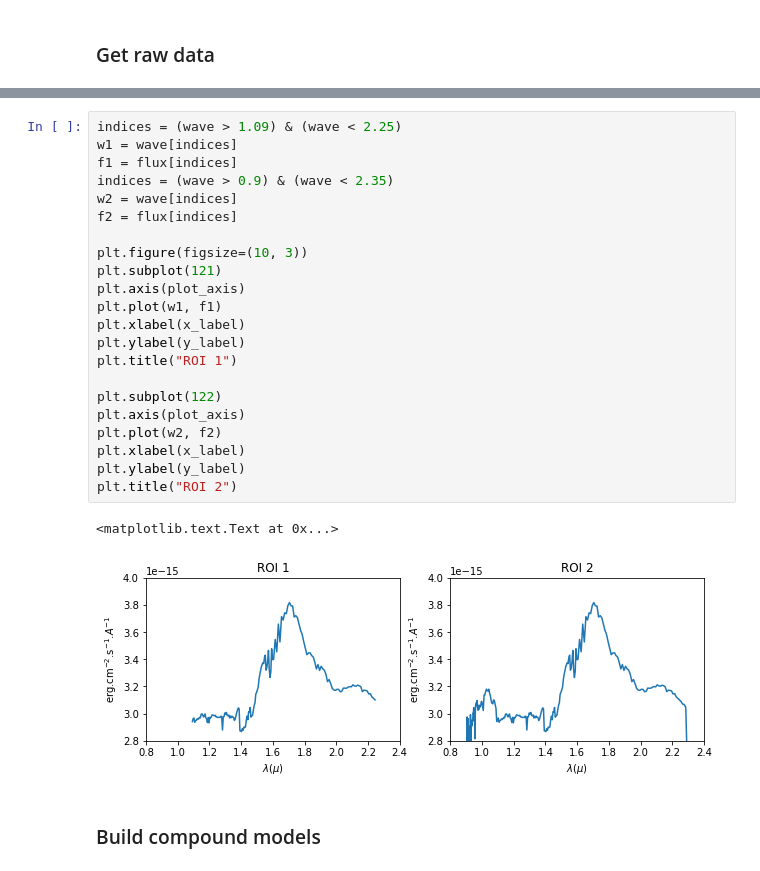
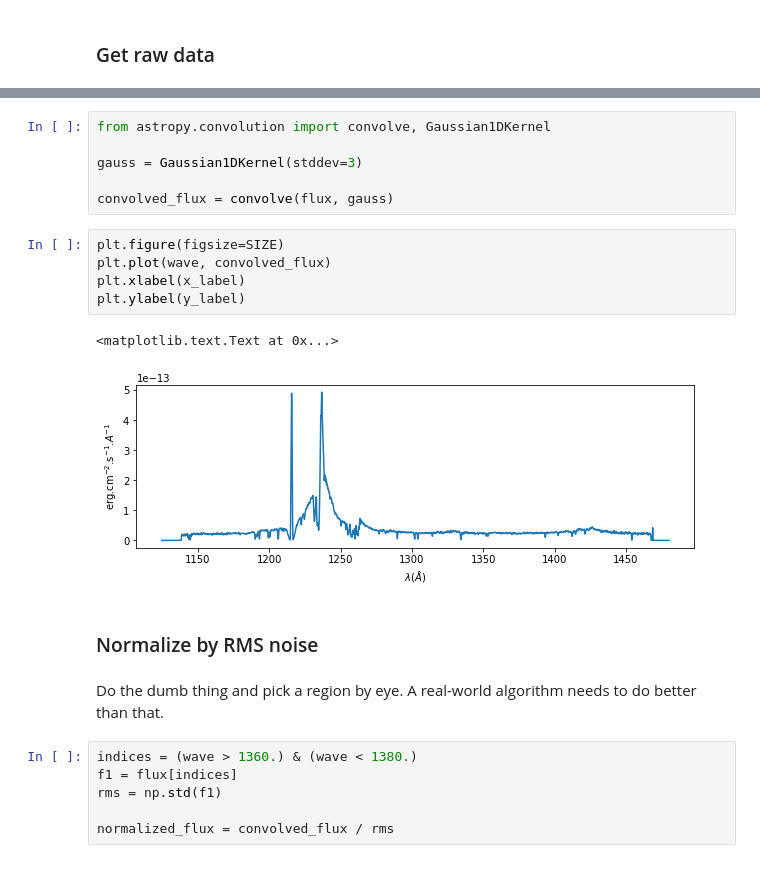
Before and after one commit to ibusko/experiments_specviz, a Jupyter notebook: experiment_feature_detection.ipynb, the cells around one changed output, grey strips where cells are left out. Saved outputs shown, nothing was run; the diff lists cells and outputs as text.

```diff
--- a/experiment_feature_detection.ipynb
+++ b/experiment_feature_detection.ipynb
@@ -45,27 +38,24 @@ Here we extract two ROIs:
-# %%
-indices = (wave > 1.09) & (wave < 2.25)
-w1 = wave[indices]
-f1 = flux[indices]
-indices = (wave > 0.9) & (wave < 2.35)
-w2 = wave[indices]
-f2 = flux[indices]
-
-plt.figure(figsize=(10, 3))
-plt.subplot(121)
-plt.axis(plot_axis)
-plt.plot(w1, f1)
-plt.xlabel(x_label)
-plt.ylabel(y_label)
-plt.title("ROI 1")
-
-plt.subplot(122)
-plt.axis(plot_axis)
-plt.plot(w2, f2)
-plt.xlabel(x_label)
-plt.ylabel(y_label)
-plt.title("ROI 2")
-# %% [output]
-<matplotlib.text.Text at 0x...>
-[figure, removed]
+# %%
+from astropy.convolution import convolve, Gaussian1DKernel
+
+gauss = Gaussian1DKernel(stddev=3)
+
+convolved_flux = convolve(flux, gauss)
+# %%
+plt.figure(figsize=SIZE)
+plt.plot(wave, convolved_flux)
+plt.xlabel(x_label)
+plt.ylabel(y_label)
+# %% [output]
+<matplotlib.text.Text at 0x...>
+[figure, added]
 # %% [markdown]
-<h3>Build compound models</h3>
+<h3>Normalize by RMS noise</h3>
+# %% [markdown]
+Do the dumb thing and pick a region by eye. A real-world algorithm needs to do better than that.
+# %%
+indices = (wave > 1360.) & (wave < 1380.)
+f1 = flux[indices]
+rms = np.std(f1)
+
+normalized_flux = convolved_flux / rms
```
Also changed, not shown: parts of 6 cells of this notebook.
